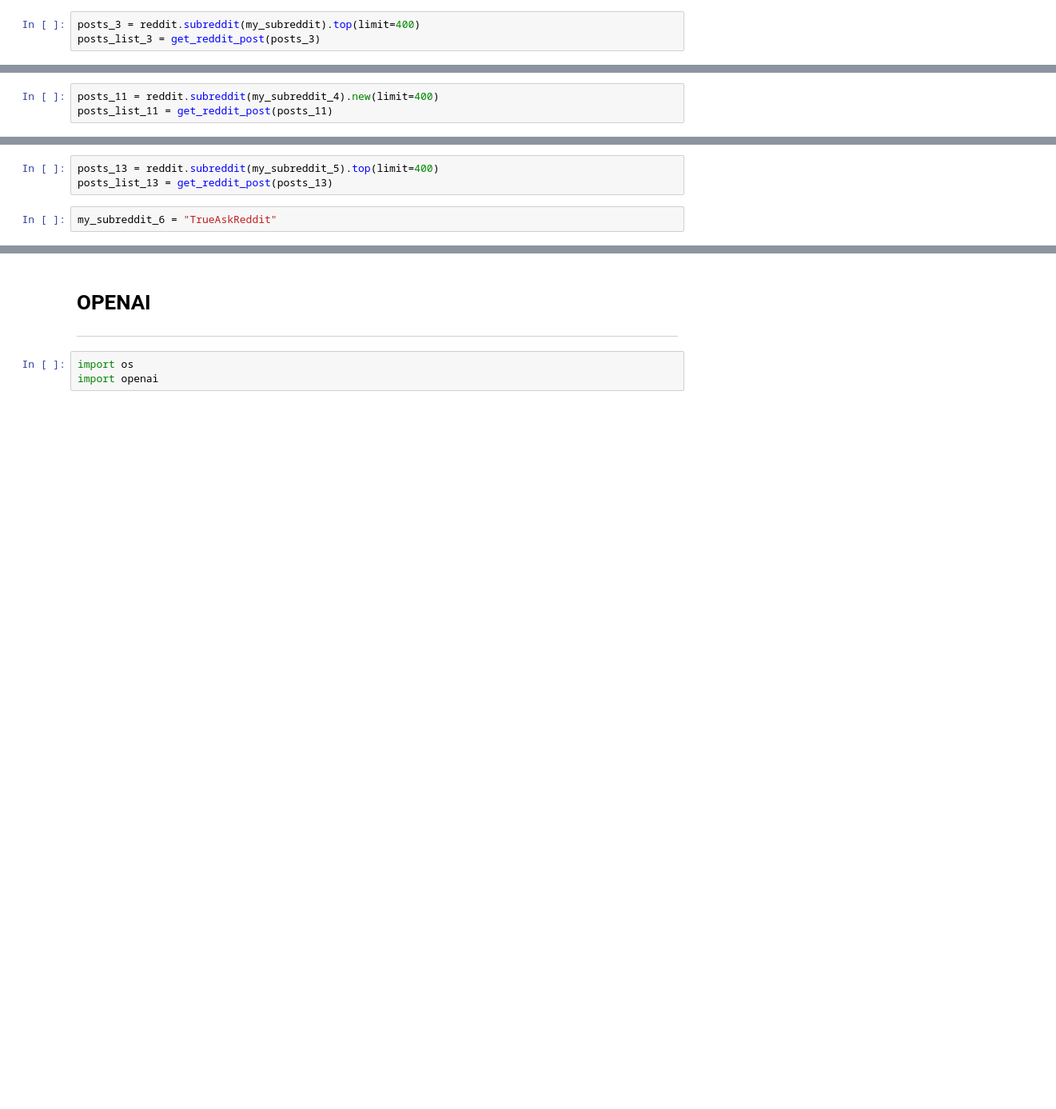
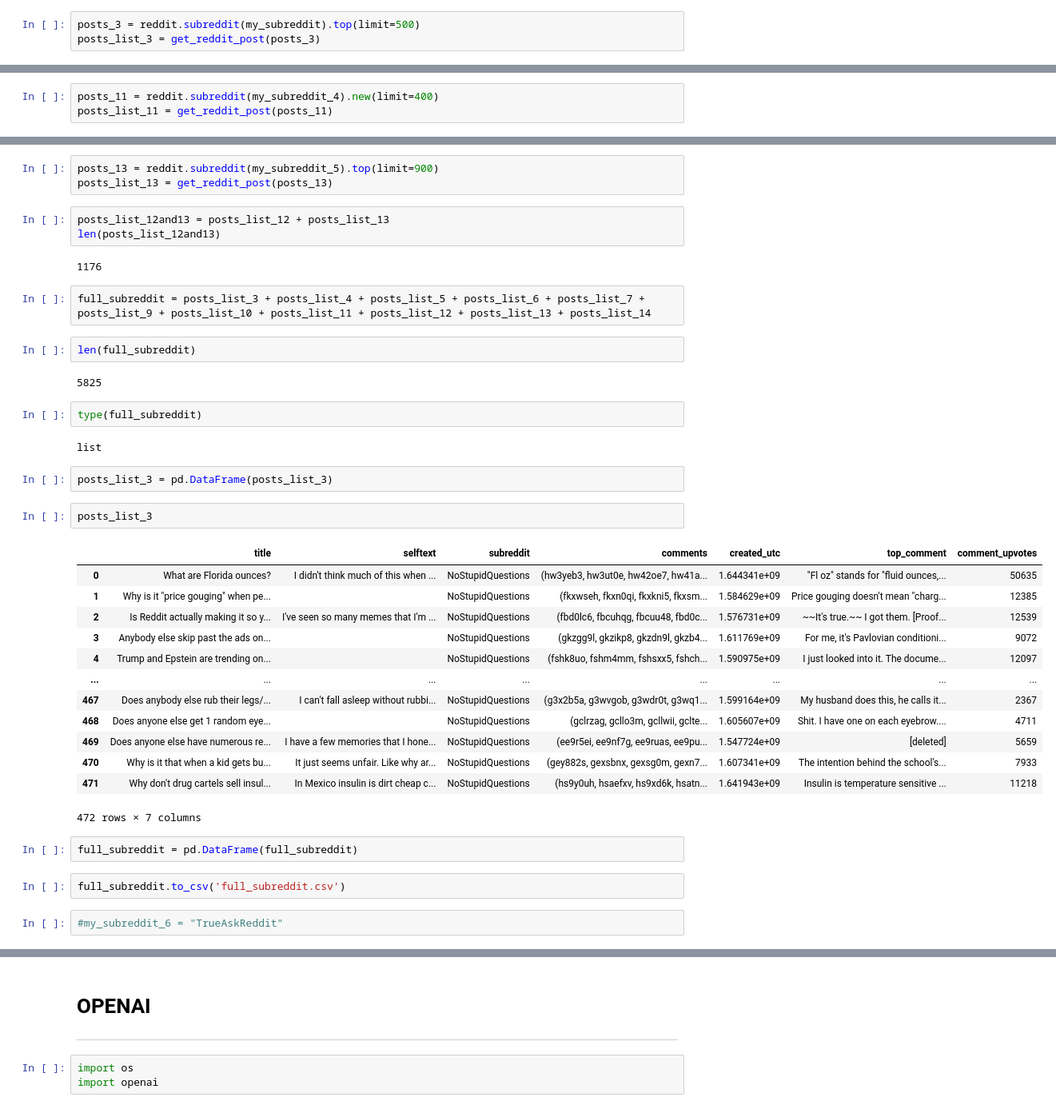
Before and after one commit to tkhong95/APIs_NLP, a Jupyter notebook: example.ipynb, the cells around one changed output, grey strips where cells are left out. Shown at 80% size. Drawn from its saved outputs; the diff is of its cells as text; blank space fills up the shorter version.

```diff
--- a/example.ipynb
+++ b/example.ipynb
@@ -40,3 +50,3 @@ posts_list_2 = get_reddit_post(posts_2)
 # %%
-posts_3 = reddit.subreddit(my_subreddit).top(limit=400)
+posts_3 = reddit.subreddit(my_subreddit).top(limit=500)
 posts_list_3 = get_reddit_post(posts_3)
@@ -77,7 +141,44 @@ posts_12 = reddit.subreddit(my_subreddit_5).new(limit=400)
 posts_list_12 = get_reddit_post(posts_12)
 # %%
-posts_13 = reddit.subreddit(my_subreddit_5).top(limit=400)
+posts_13 = reddit.subreddit(my_subreddit_5).top(limit=900)
 posts_list_13 = get_reddit_post(posts_13)
+# %%
+posts_list_12and13 = posts_list_12 + posts_list_13
+len(posts_list_12and13)
+# %% [output]
+1176
+# %%
+full_subreddit = posts_list_3 + posts_list_4 + posts_list_5 + posts_list_6 + posts_list_7 + posts_list_9 + posts_list_10 + posts_list_11 + posts_list_12 + posts_list_13 + posts_list_14
+# %%
+len(full_subreddit)
+# %% [output]
+5825
+# %%
+type(full_subreddit)
+# %% [output]
+list
+# %%
+posts_list_3 = pd.DataFrame(posts_list_3)
+# %%
+posts_list_3
+# %% [output]
+|  | title | selftext | subreddit | comments | created_utc | top_comment | comment_upvotes |
+| 0 | What are Florida ounces? | I didn't think much of this when ... | NoStupidQuestions | (hw3yeb3, hw3ut0e, hw42oe7, hw41a... | 1.644341e+09 | "Fl oz" stands for "fluid ounces,... | 50635 |
+| 1 | Why is it "price gouging" when pe... |  | NoStupidQuestions | (fkxwseh, fkxn0qi, fkxkni5, fkxsm... | 1.584629e+09 | Price gouging doesn't mean "charg... | 12385 |
+| 2 | Is Reddit actually making it so y... | I've seen so many memes that I'm ... | NoStupidQuestions | (fbd0lc6, fbcuhqg, fbcuu48, fbd0c... | 1.576731e+09 | ~~It's true.~~ I got them. [Proof... | 12539 |
+| 3 | Anybody else skip past the ads on... |  | NoStupidQuestions | (gkzgg9l, gkzikp8, gkzdn9l, gkzb4... | 1.611769e+09 | For me, it's Pavlovian conditioni... | 9072 |
+| 4 | Trump and Epstein are trending on... |  | NoStupidQuestions | (fshk8uo, fshm4mm, fshsxx5, fshch... | 1.590975e+09 | I just looked into it. The docume... | 12097 |
+| ... | ... | ... | ... | ... | ... | ... | ... |
+| 467 | Does anybody else rub their legs/... | I can't fall asleep without rubbi... | NoStupidQuestions | (g3x2b5a, g3wvgob, g3wdr0t, g3wq1... | 1.599164e+09 | My husband does this, he calls it... | 2367 |
+| 468 | Does anyone else get 1 random eye... |  | NoStupidQuestions | (gclrzag, gcllo3m, gcllwii, gclte... | 1.605607e+09 | Shit. I have one on each eyebrow.... | 4711 |
+| 469 | Does anyone else have numerous re... | I have a few memories that I hone... | NoStupidQuestions | (ee9r5ei, ee9nf7g, ee9ruas, ee9pu... | 1.547724e+09 | [deleted] | 5659 |
+| 470 | Why is it that when a kid gets bu... | It just seems unfair. Like why ar... | NoStupidQuestions | (gey882s, gexsbnx, gexsg0m, gexn7... | 1.607341e+09 | The intention behind the school's... | 7933 |
+| 471 | Why don't drug cartels sell insul... | In Mexico insulin is dirt cheap c... | NoStupidQuestions | (hs9y0uh, hsaefxv, hs9xd6k, hsatn... | 1.641943e+09 | Insulin is temperature sensitive ... | 11218 |
+472 rows × 7 columns
+# %%
+full_subreddit = pd.DataFrame(full_subreddit)
+# %%
+full_subreddit.to_csv('full_subreddit.csv')
 # %%
-my_subreddit_6 = "TrueAskReddit"
+#my_subreddit_6 = "TrueAskReddit"
 # %%
```
Also changed, not shown: parts of 72 cells of this notebook, 3 other files.
